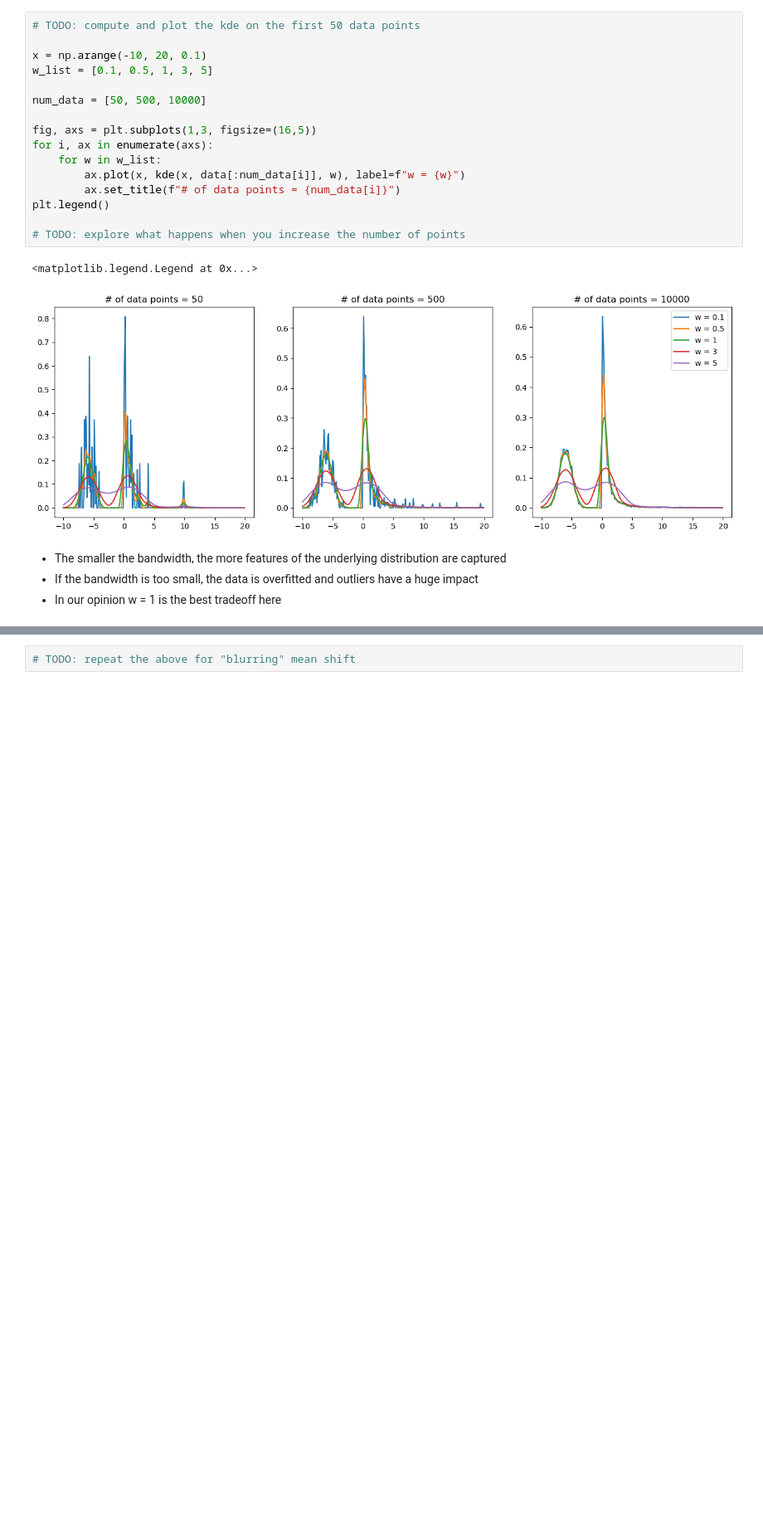
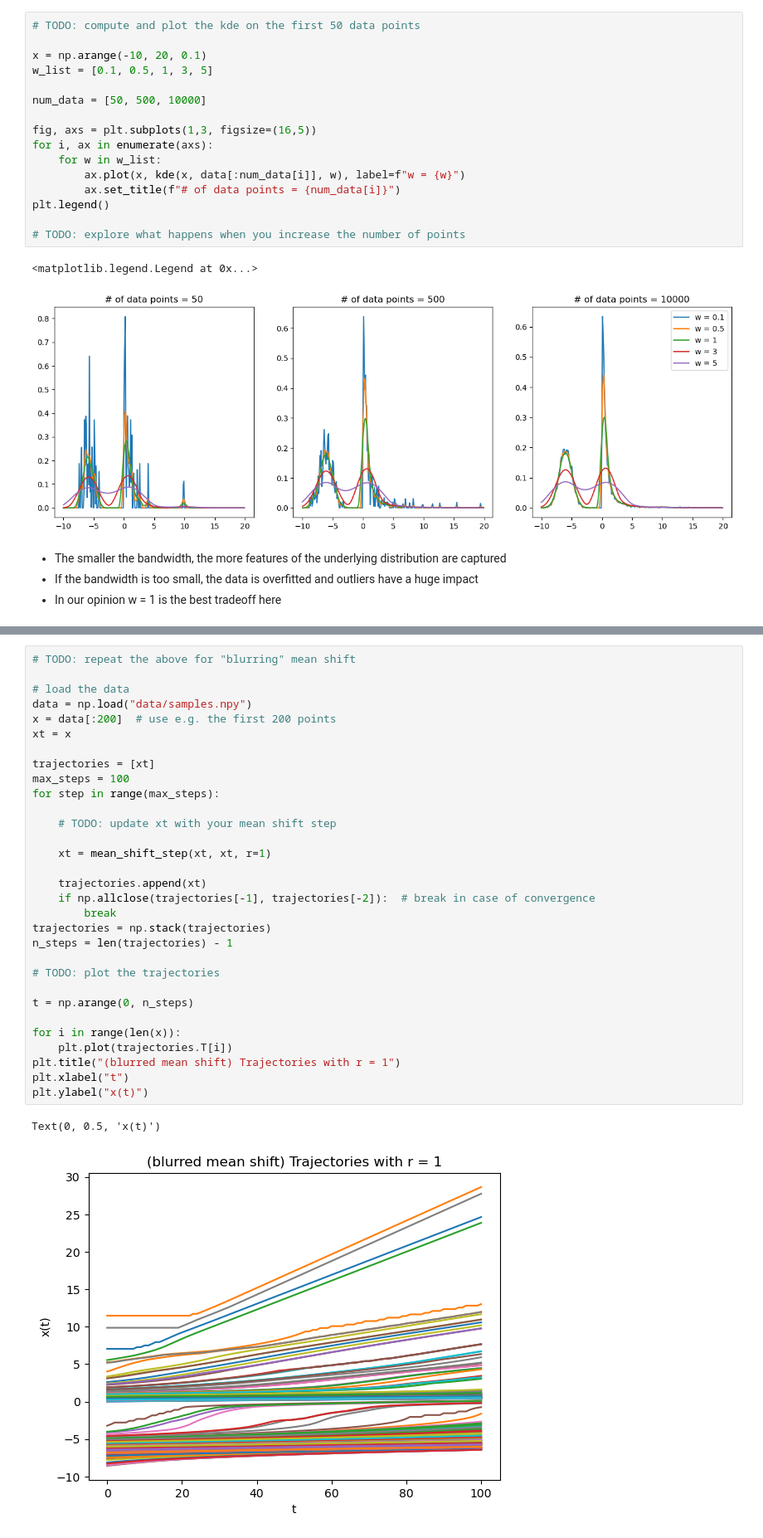
Before and after one commit to Claitos/mlph_w24, a Jupyter notebook: sheet02/Exercise02_Kusch_Weinreich.ipynb, the cells around one changed output, grey strips where cells are left out. Shown: that part at 83% size. Saved outputs shown, nothing was run; the diff lists cells and outputs as text; blank space fills up the shorter version.

```diff
--- a/sheet02/Exercise02_Kusch_Weinreich.ipynb
+++ b/sheet02/Exercise02_Kusch_Weinreich.ipynb
@@ -163,2 +185,34 @@ n_steps = len(trajectories) - 1
-# %%
-# TODO: repeat the above for "blurring" mean shift
+# %%
+# TODO: repeat the above for "blurring" mean shift
+
+# load the data
+data = np.load("data/samples.npy")
+x = data[:200]  # use e.g. the first 200 points
+xt = x
+
+trajectories = [xt]
+max_steps = 100
+for step in range(max_steps):
+
+    # TODO: update xt with your mean shift step
+
+    xt = mean_shift_step(xt, xt, r=1)
+
+    trajectories.append(xt)
+    if np.allclose(trajectories[-1], trajectories[-2]):  # break in case of convergence
+        break
+trajectories = np.stack(trajectories)
+n_steps = len(trajectories) - 1
+
+# TODO: plot the trajectories
+
+t = np.arange(0, n_steps)
+
+for i in range(len(x)):
+    plt.plot(trajectories.T[i])
+plt.title("(blurred mean shift) Trajectories with r = 1")
+plt.xlabel("t")
+plt.ylabel("x(t)")
+# %% [output]
+Text(0, 0.5, 'x(t)')
+[figure, added]
```
Also changed, not shown: parts of 4 cells of this notebook.
